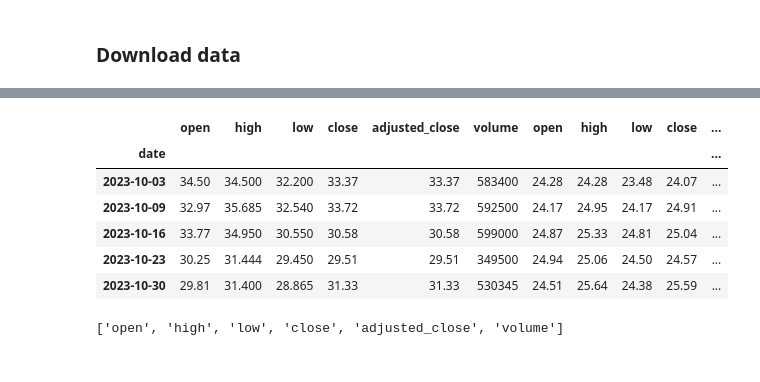
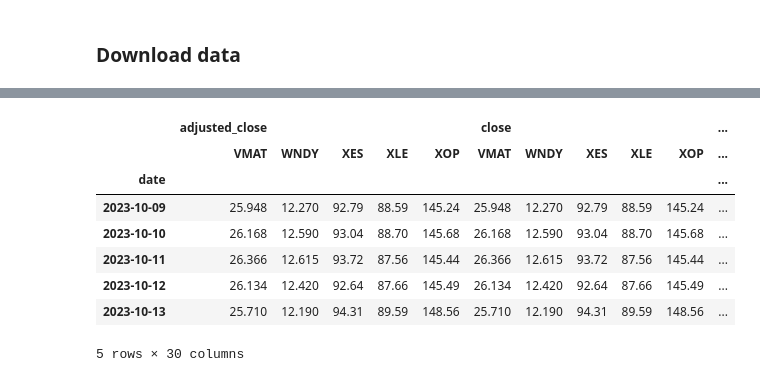
Before and after one commit to jusrojasrod/Desempe-o-Sectorial, a Jupyter notebook: ETFs/test_EODHD.ipynb, the cells around one changed output, grey strips where cells are left out. Saved outputs shown, nothing was run; the diff lists cells and outputs as text; code cells hidden in the pictures.

```diff
--- a/ETFs/test_EODHD.ipynb
+++ b/ETFs/test_EODHD.ipynb
@@ -62,6 +83,6 @@ if end_.day == 31:
 else:
     start_ = datetime(end_.year, end_.month - 1, end_.day)
 
-download = False
+download = True
 if download:
-    data_.downloadAllTickers(tickers=energy, start=start_, end=end_, period='w')
+    df = data_.downloadAllTickers(tickers=energy, start=start_, end=end_, period='w', group_by='column')
@@ -104,14 +89,12 @@ df1
-# %%
-pd.concat([df0, df1], axis=1)
-# %% [output]
-|  | open | high | low | close | adjusted_close | volume | open | high | low | close | ... |
-| date |  |  |  |  |  |  |  |  |  |  | ... |
-| 2023-10-03 | 34.50 | 34.500 | 32.200 | 33.37 | 33.37 | 583400 | 24.28 | 24.28 | 23.48 | 24.07 | ... |
-| 2023-10-09 | 32.97 | 35.685 | 32.540 | 33.72 | 33.72 | 592500 | 24.17 | 24.95 | 24.17 | 24.91 | ... |
-| 2023-10-16 | 33.77 | 34.950 | 30.550 | 30.58 | 30.58 | 599000 | 24.87 | 25.33 | 24.81 | 25.04 | ... |
-| 2023-10-23 | 30.25 | 31.444 | 29.450 | 29.51 | 29.51 | 349500 | 24.94 | 25.06 | 24.50 | 24.57 | ... |
-| 2023-10-30 | 29.81 | 31.400 | 28.865 | 31.33 | 31.33 | 530345 | 24.51 | 25.64 | 24.38 | 25.59 | ... |
-# %%
-['open', 'high', 'low', 'close', 'adjusted_close', 'volume']
-# %% [output]
-['open', 'high', 'low', 'close', 'adjusted_close', 'volume']
+# %%
+df.head()
+# %% [output]
+|  | adjusted_close |  |  |  |  | close |  |  |  |  | ... |
+|  | VMAT | WNDY | XES | XLE | XOP | VMAT | WNDY | XES | XLE | XOP | ... |
+| date |  |  |  |  |  |  |  |  |  |  | ... |
+| 2023-10-09 | 25.948 | 12.270 | 92.79 | 88.59 | 145.24 | 25.948 | 12.270 | 92.79 | 88.59 | 145.24 | ... |
+| 2023-10-10 | 26.168 | 12.590 | 93.04 | 88.70 | 145.68 | 26.168 | 12.590 | 93.04 | 88.70 | 145.68 | ... |
+| 2023-10-11 | 26.366 | 12.615 | 93.72 | 87.56 | 145.44 | 26.366 | 12.615 | 93.72 | 87.56 | 145.44 | ... |
+| 2023-10-12 | 26.134 | 12.420 | 92.64 | 87.66 | 145.49 | 26.134 | 12.420 | 92.64 | 87.66 | 145.49 | ... |
+| 2023-10-13 | 25.710 | 12.190 | 94.31 | 89.59 | 148.56 | 25.710 | 12.190 | 94.31 | 89.59 | 148.56 | ... |
+5 rows × 30 columns
```
Also changed, not shown: parts of 20 cells of this notebook.
